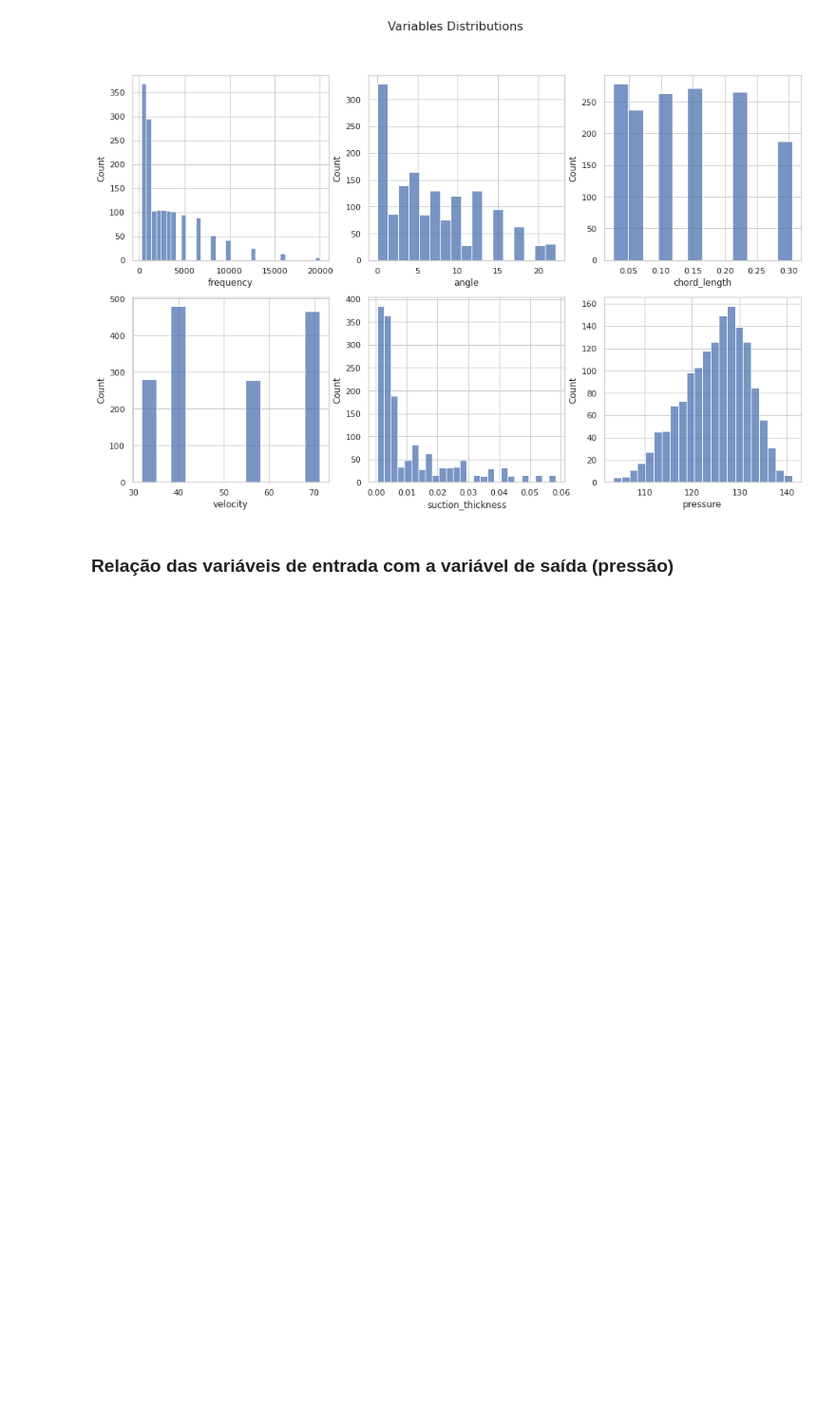
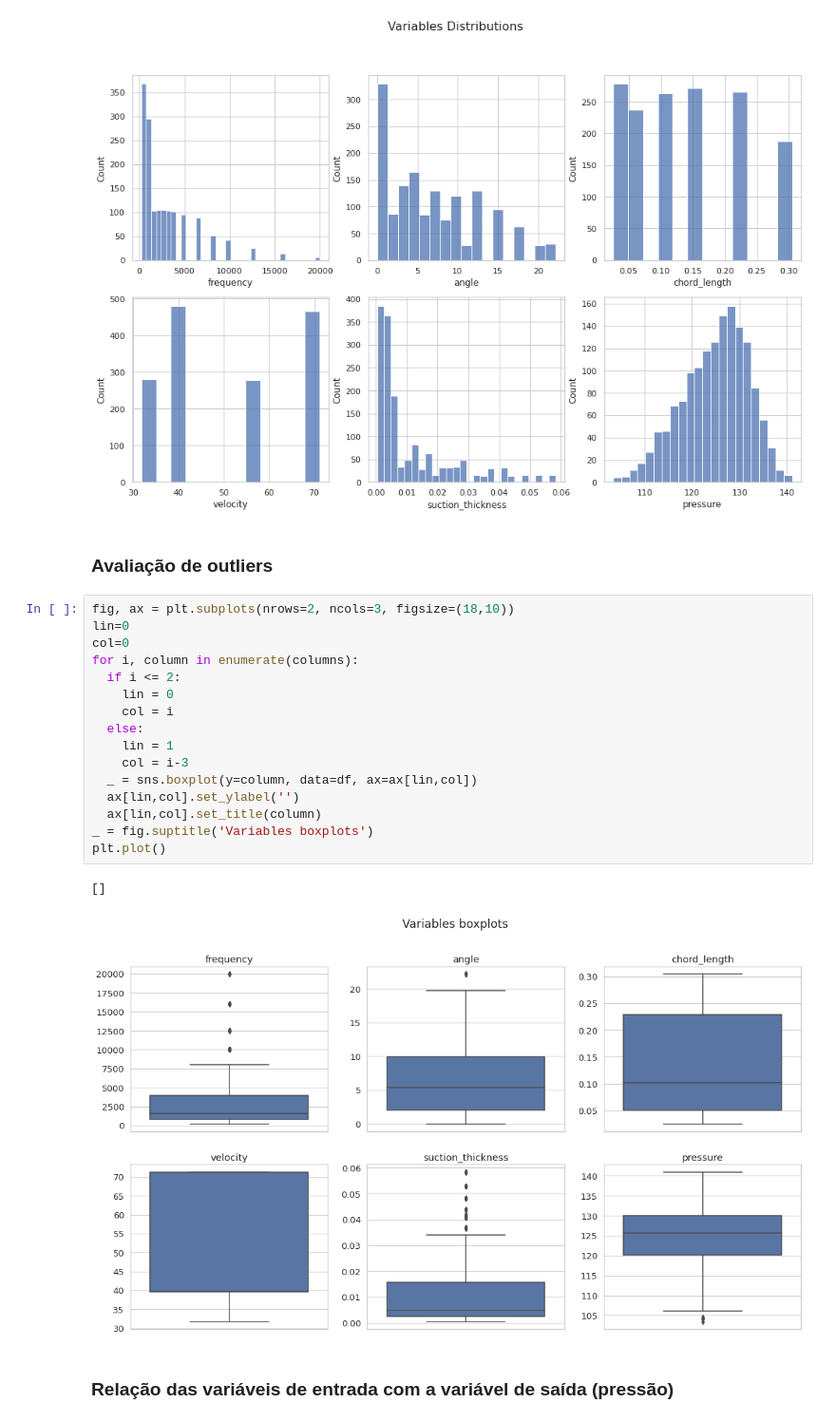
Before and after one commit to bruno-accioli/pressure-prediction-regression, a Jupyter notebook: train.ipynb, the cells around one changed output. Shown at 95% size. Cells and saved outputs as stored; diff of their text form; blank space fills up the shorter version.

```diff
--- a/train.ipynb
+++ b/train.ipynb
@@ -46,6 +69,27 @@ plt.plot()
 # %% [output]
 []
 [figure]
+# %% [markdown]
+### Avaliação de outliers
+# %%
+fig, ax = plt.subplots(nrows=2, ncols=3, figsize=(18,10))
+lin=0
+col=0
+for i, column in enumerate(columns):
+  if i <= 2:
+    lin = 0
+    col = i
+  else:
+    lin = 1
+    col = i-3
+  _ = sns.boxplot(y=column, data=df, ax=ax[lin,col])
+  ax[lin,col].set_ylabel('')
+  ax[lin,col].set_title(column)
+_ = fig.suptitle('Variables boxplots')
+plt.plot()
+# %% [output]
+[]
+[figure, added]
 # %% [markdown]
 ### Relação das variáveis de entrada com a variável de saída (pressão)
 # %%
```
Also changed, not shown: parts of 18 cells of this notebook.
